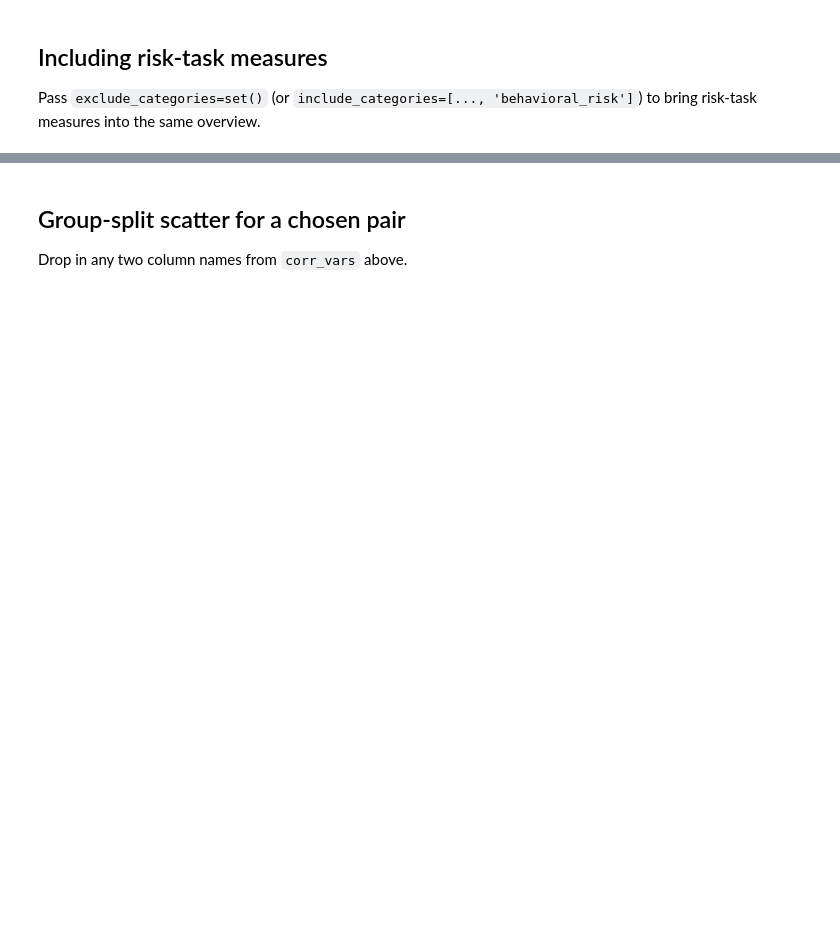
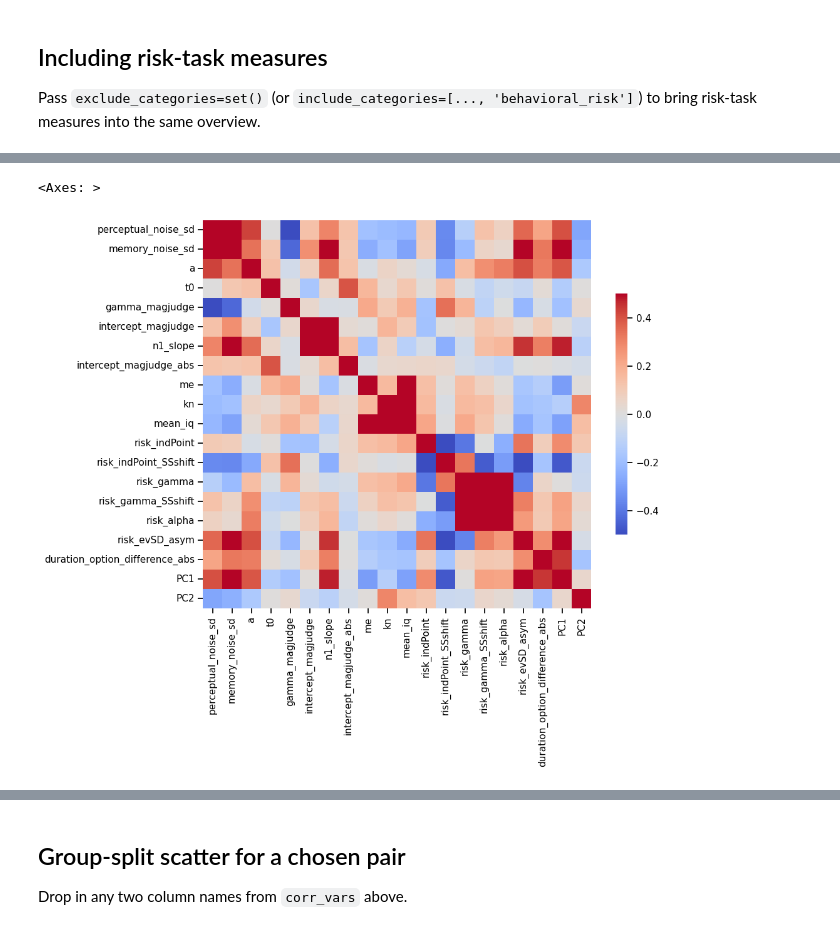
Before and after one commit to mrenke/numrisk, a Jupyter notebook: numrisk/behavior_general/cross_measure_overview.ipynb, the cells around one changed output, grey strips where cells are left out. Saved outputs shown, nothing was run; the diff lists cells and outputs as text; code cells hidden in the pictures; blank space fills up the shorter version.

```diff
--- a/numrisk/behavior_general/cross_measure_overview.ipynb
+++ b/numrisk/behavior_general/cross_measure_overview.ipynb
@@ -198,0 +234,13 @@ df_with_risk.shape
+# %%
+demographic_cols = [c for c, cat in col_to_category_with_risk.items() if cat == 'demographics']
+corr_vars = [c for c in df_with_risk.columns if c not in demographic_cols]
+
+corr = df_with_risk[corr_vars].corr(method='spearman')
+n = corr.shape[0]
+# %%
+fig, ax = plt.subplots(figsize=(0.4 * n + 2, 0.4 * n + 2))
+sns.heatmap(corr, cmap='coolwarm', vmin=-.5, vmax=.5, square=True, ax=ax,
+            cbar_kws={'shrink': 0.5})
+# %% [output]
+<Axes: >
+[figure, added]
```
Also changed, not shown: parts of 15 cells of this notebook, 8 other files.
